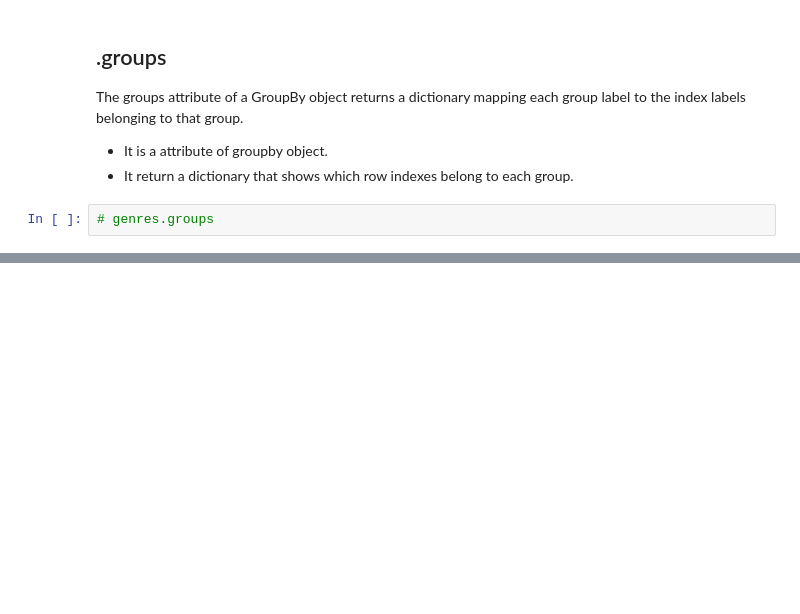
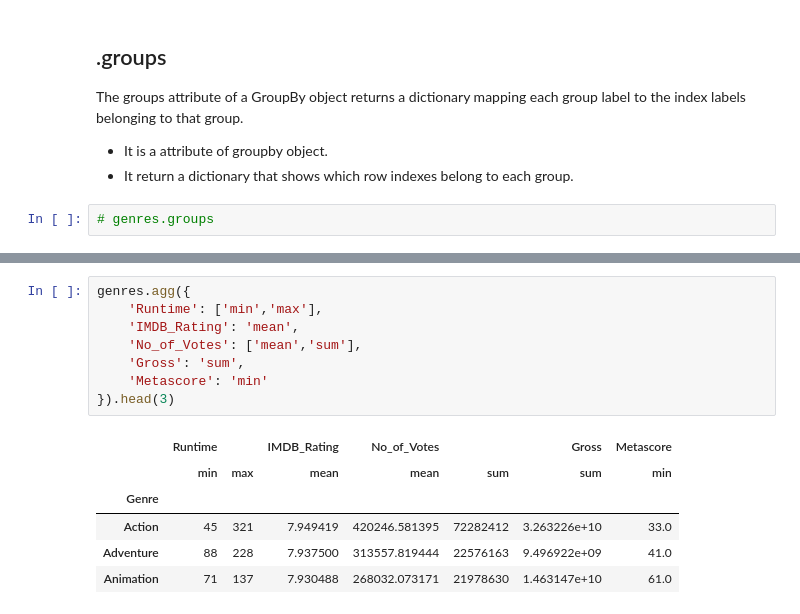
Before and after one commit to Amjad-Bin-Aslam/Data-Analysis-Portfolio, a Jupyter notebook: 05_Pandas/03_Pandas_Exercise.ipynb, the cells around one changed output, grey strips where cells are left out. Drawn from its saved outputs; the diff is of its cells as text; blank space fills up the shorter version.

```diff
--- a/05_Pandas/03_Pandas_Exercise.ipynb
+++ b/05_Pandas/03_Pandas_Exercise.ipynb
@@ -206,0 +250,15 @@ The groups attribute of a GroupBy object returns a dictionary mapping each group
+# %%
+genres.agg({
+    'Runtime': ['min','max'],
+    'IMDB_Rating': 'mean',
+    'No_of_Votes': ['mean','sum'],
+    'Gross': 'sum',
+    'Metascore': 'min'
+}).head(3)
+# %% [output]
+|  | Runtime |  | IMDB_Rating | No_of_Votes |  | Gross | Metascore |
+|  | min | max | mean | mean | sum | sum | min |
+| Genre |  |  |  |  |  |  |  |
+| Action | 45 | 321 | 7.949419 | 420246.581395 | 72282412 | 3.263226e+10 | 33.0 |
+| Adventure | 88 | 228 | 7.937500 | 313557.819444 | 22576163 | 9.496922e+09 | 41.0 |
+| Animation | 71 | 137 | 7.930488 | 268032.073171 | 21978630 | 1.463147e+10 | 61.0 |
```
Also changed, not shown: parts of 11 cells of this notebook.
